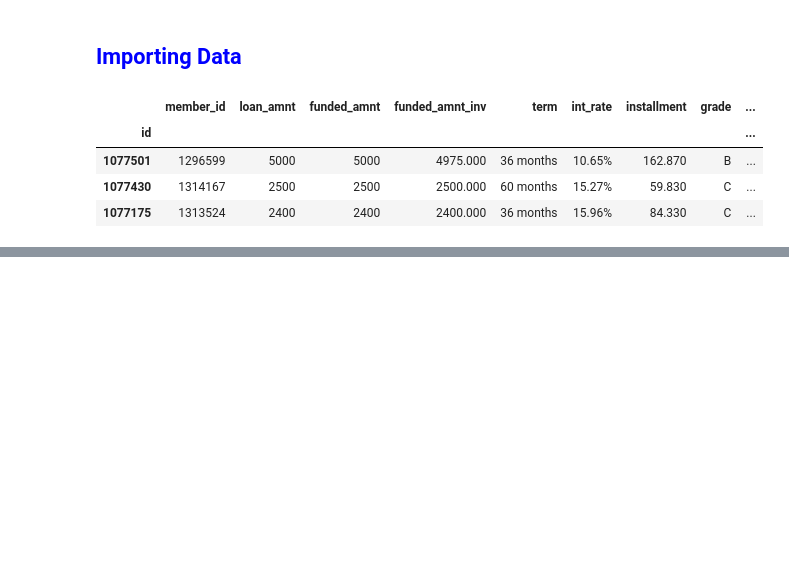
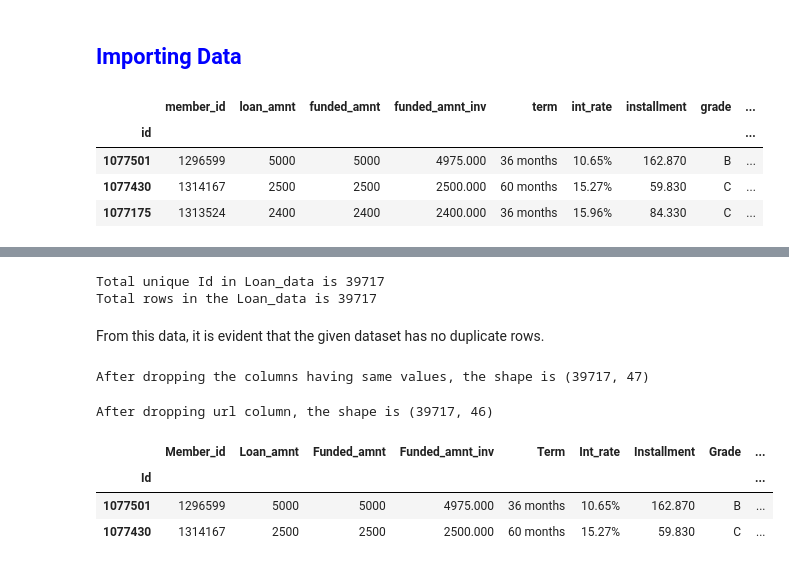
Before and after one commit to Veneeshkrishnan/Lending_Club_Case_Study, a Jupyter notebook: Lending_club.ipynb, the cells around one changed output, grey strips where cells are left out. Cells and saved outputs as stored; diff of their text form; code cells hidden in the pictures; blank space fills up the shorter version.

Commit message:
fixing rows and columns

```diff
--- a/Lending_club.ipynb
+++ b/Lending_club.ipynb
@@ -80,0 +98,4 @@ Loan_schema.head(3)
+# %%
+#deleting empty columns in loan data
+Loan_data.dropna(how="all", axis=1,inplace=True)
+print("After dropping the empty columns, the shape of loan_data is",Loan_data.shape)
@@ -80,0 +111,35 @@ Loan_schema.head(3)
+# %%
+#checking for duplicate ID in loan data(index)
+print("Total unique Id in Loan_data is", Loan_data.index.nunique())
+print("Total rows in the Loan_data is",Loan_data.shape[0])
+# %% [output]
+Total unique Id in Loan_data is 39717
+Total rows in the Loan_data is 39717
+# %% [markdown]
+From this data, it is evident that the given dataset has no duplicate rows.
+# %%
+#droping the columns having same values
+nunique = Loan_data.nunique()
+Loan_data.drop(nunique[nunique==1].index , axis=1, inplace=True)
+print("After dropping the columns having same values, the shape is",Loan_data.shape)
+# %% [output]
+After dropping the columns having same values, the shape is (39717, 47)
+# %%
+#droping the columns irrelavant to the study
+#we can drop url column, as it contains same host name and path
+Loan_data.drop(["url"], axis=1, inplace=True)
+print("After dropping url column, the shape is",Loan_data.shape)
+# %% [output]
+After dropping url column, the shape is (39717, 46)
+# %%
+#cleaning columns name
+Loan_data.columns = Loan_data.columns.str.strip().str.capitalize()
+Loan_schema.index = Loan_schema.index.str.strip().str.capitalize()
+Loan_data.index.name = "Id"
+# %%
+Loan_data.head(2)
+# %% [output]
+|  | Member_id | Loan_amnt | Funded_amnt | Funded_amnt_inv | Term | Int_rate | Installment | Grade | ... |
+| Id |  |  |  |  |  |  |  |  | ... |
+| 1077501 | 1296599 | 5000 | 5000 | 4975.000 | 36 months | 10.65% | 162.870 | B | ... |
+| 1077430 | 1314167 | 2500 | 2500 | 2500.000 | 60 months | 15.27% | 59.830 | C | ... |
```
Also changed, not shown: parts of 7 cells of this notebook.
